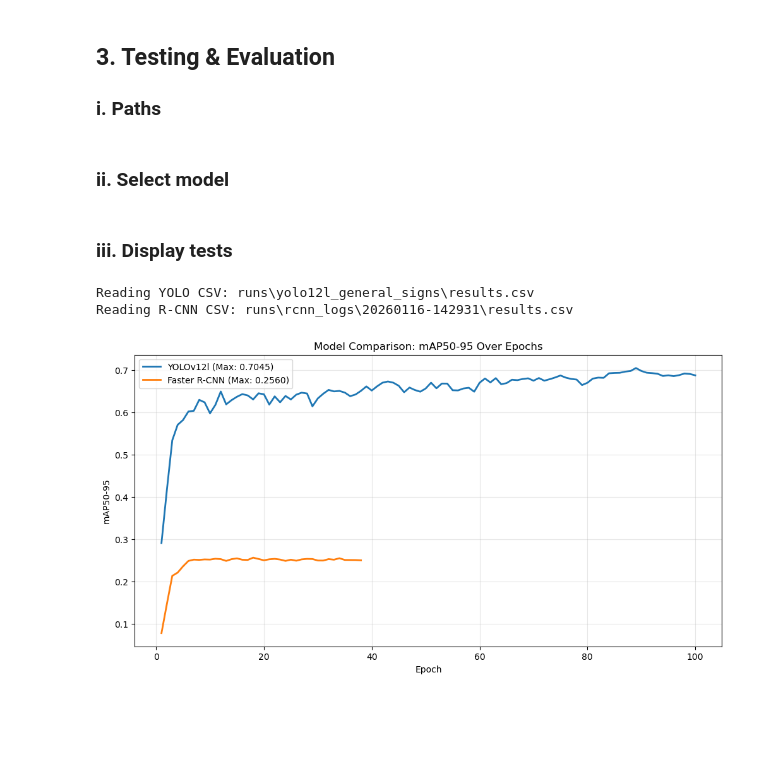
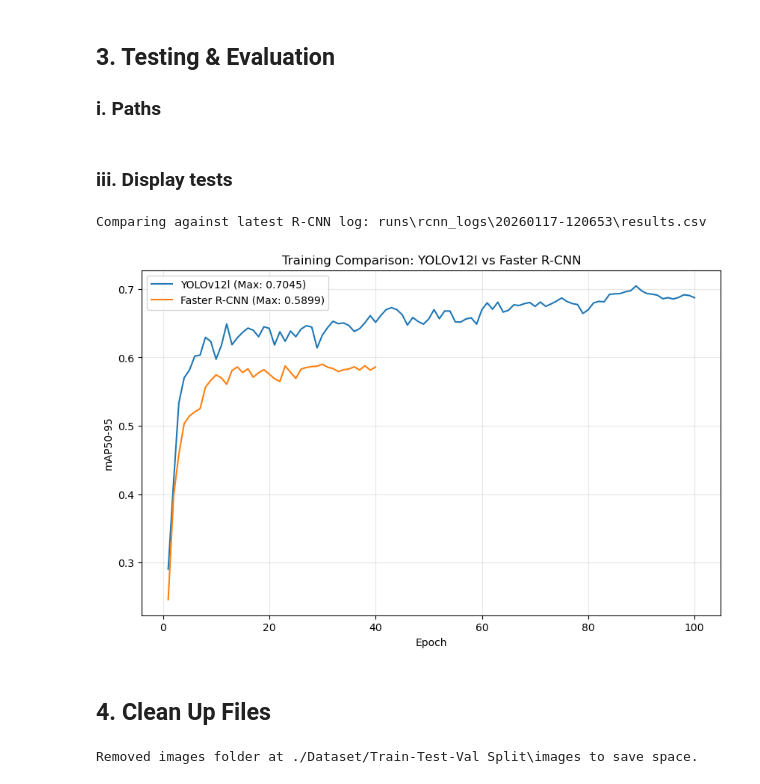
Before and after one commit to spiteriamy/ari3129-cv-group-project, a Jupyter notebook: 2a_faster_R-CNN_Daniel_Pace.ipynb, the cells around one changed output. Cells and saved outputs as stored; diff of their text form; code cells hidden in the pictures; blank space fills up the shorter version.

Commit message:
removed redundant imports, added file cleaning logic, similar to the implementation in YOLO12

```diff
--- a/2a_faster_R-CNN_Daniel_Pace.ipynb
+++ b/2a_faster_R-CNN_Daniel_Pace.ipynb
@@ -671,40 +626,53 @@ No improvement. Patience: 1/10
 ### i. Paths
 # %%
 TEST_PATH = os.path.join(DATASET_ROOT, 'YOLO', 'YOLO_COCO', 'images', 'test')
+yolo_csv = os.path.join('runs', 'yolo12l_general_signs', 'results.csv')
+rcnn_csv = os.path.join('runs', 'rcnn_logs', run_name, 'results.csv')
-# %% [markdown]
-### ii. Select model
 # %% [markdown]
 ### iii. Display tests
 # %%
-%matplotlib inline
+print(f"Comparing against latest R-CNN log: {rcnn_csv}")
 
-# Get list of all image files in the test directory
-test_images = [os.path.join(TEST_PATH, f) for f in os.listdir(TEST_PATH) if f.lower().endswith(('.jpg', '.jpeg', '.png'))] # ignore .heic bcoz icba
+# Load Data
+try:
+    df_yolo = pd.read_csv(yolo_csv)
+    df_yolo.columns = df_yolo.columns.str.strip() # Clean YOLO headers
 
-# Select first 6 images for a 2x3 grid
-random_images = test_images[:6]
+    df_rcnn = pd.read_csv(rcnn_csv)
+    df_rcnn.columns = df_rcnn.columns.str.strip() # Clean R-CNN headers
 
-# Run inference on the selected images
-results = test_model(random_images)
+    # Plot
+    plt.figure(figsize=(10, 6))
 
-# Setup figure with specific size (makes images smaller/compact)
-plt.figure(figsize=(10, 6))
+    # YOLO curve
+    if 'metrics/mAP50-95(B)' in df_yolo.columns:
+        plt.plot(df_yolo['epoch'], df_yolo['metrics/mAP50-95(B)'],
+                    label=f"YOLOv12l (Max: {df_yolo['metrics/mAP50-95(B)'].max():.4f})")
 
-# Display the results
-for i, result in enumerate(results):
-    img_array = result.plot()
+    # R-CNN curve
+    if 'metrics/mAP50-95(B)' in df_rcnn.columns:
+        plt.plot(df_rcnn['epoch'], df_rcnn['metrics/mAP50-95(B)'],
+                    label=f"Faster R-CNN (Max: {df_rcnn['metrics/mAP50-95(B)'].max():.4f})")
 
-    # Convert BGR (OpenCV format) to RGB (Matplotlib format)
-    img_rgb = img_array[..., ::-1] # Reverse color channels
+    plt.xlabel('Epoch')
+    plt.ylabel('mAP50-95')
+    plt.title('Training Comparison: YOLOv12l vs Faster R-CNN')
+    plt.legend()
+    plt.grid(True, alpha=0.3)
+    plt.show()
 
-    # Create subplot: 2 rows, 3 columns, current index
-    plt.subplot(2, 3, i + 1)
-    plt.imshow(img_rgb)
-    plt.axis('off') # Hide axis numbers
-
-plt.tight_layout()
-plt.show()
+except Exception as e:
+    print(f"Error loading CSVs: {e}")
 # %% [output]
-Reading YOLO CSV: runs\yolo12l_general_signs\results.csv
-Reading R-CNN CSV: runs\rcnn_logs\20260116-142931\results.csv
+Comparing against latest R-CNN log: runs\rcnn_logs\20260117-120653\results.csv
-[figure, old version]
+[figure, new version]
+# %% [markdown]
+## 4. Clean Up Files
+# %%
+# remove the images folder to save space
+images_path = os.path.join(DATASET_ROOT, 'images')
+if os.path.exists(images_path):
+    shutil.rmtree(images_path)
+    print(f"Removed images folder at {images_path} to save space.")
+# %% [output]
+Removed images folder at ./Dataset/Train-Test-Val Split\images to save space.
```
Also changed, not shown: parts of 5 cells of this notebook.
